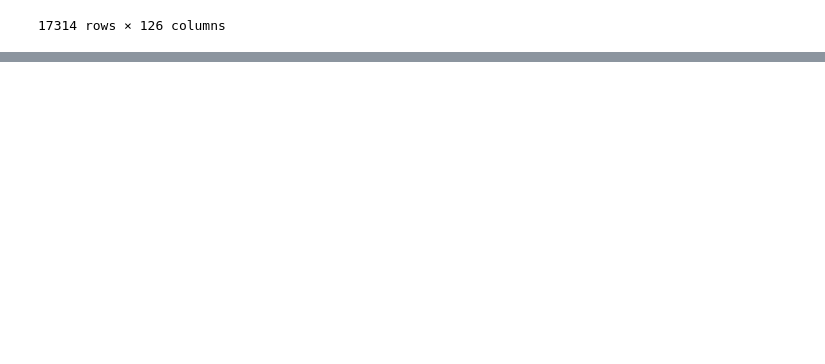
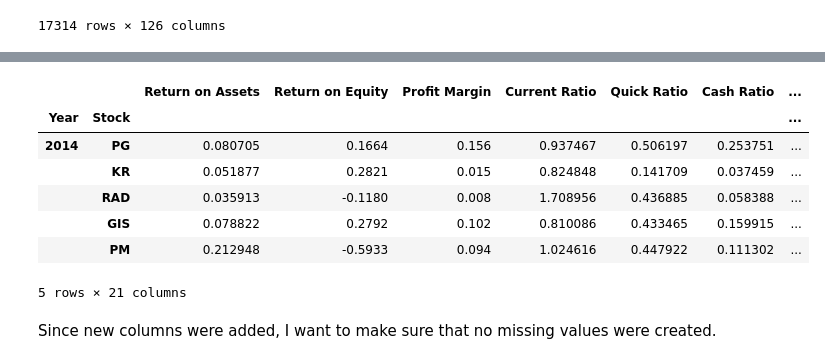
Before and after one commit to leonardo-lealfilho/Springboard, a Jupyter notebook: Capstone Project/Capstone Project.ipynb, the cells around one changed output, grey strips where cells are left out. Saved outputs shown, nothing was run; the diff lists cells and outputs as text; code cells hidden in the pictures; blank space fills up the shorter version.

```diff
--- a/Capstone Project/Capstone Project.ipynb
+++ b/Capstone Project/Capstone Project.ipynb
@@ -709,0 +1105,39 @@ df
+# %%
+col_names = [
+             'Return on Assets',
+             'Return on Equity',
+             'Profit Margin',
+             'Current Ratio',
+             'Quick Ratio',
+             'Cash Ratio',
+             'Debt Ratio',
+             'Debt to Equity Ratio',
+             'Interest Coverage',
+             'Cash Flow to Debt Ratio',
+             'Price Earnings Ratio',
+             'Price Earnings to Growth Ratio',
+             'Price to Sales Ratio',
+             'Dividend Yield',
+             'Dividend Payout Ratio',
+             'Asset Turnover Ratio',
+             'Inventory Turnover Ratio',
+             'Receivables Turnover',
+             'PRICE VAR [%]',
+             'Sector',
+             'Class'
+            ]
+# %%
+df.columns = col_names
+# %%
+df.head()
+# %% [output]
+|  |  | Return on Assets | Return on Equity | Profit Margin | Current Ratio | Quick Ratio | Cash Ratio | ... |
+| Year | Stock |  |  |  |  |  |  | ... |
+| 2014 | PG | 0.080705 | 0.1664 | 0.156 | 0.937467 | 0.506197 | 0.253751 | ... |
+|  | KR | 0.051877 | 0.2821 | 0.015 | 0.824848 | 0.141709 | 0.037459 | ... |
+|  | RAD | 0.035913 | -0.1180 | 0.008 | 1.708956 | 0.436885 | 0.058388 | ... |
+|  | GIS | 0.078822 | 0.2792 | 0.102 | 0.810086 | 0.433465 | 0.159915 | ... |
+|  | PM | 0.212948 | -0.5933 | 0.094 | 1.024616 | 0.447922 | 0.111302 | ... |
+5 rows × 21 columns
+# %% [markdown]
+Since new columns were added, I want to make sure that no missing values were created.
```
Also changed, not shown: parts of 55 cells of this notebook.
